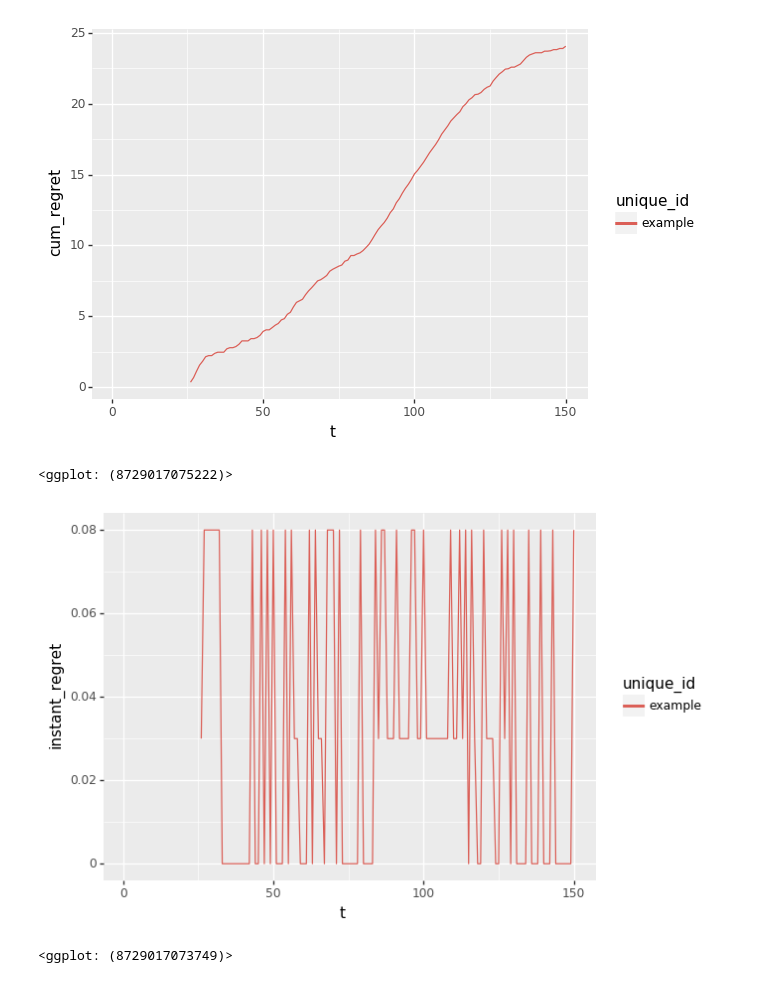
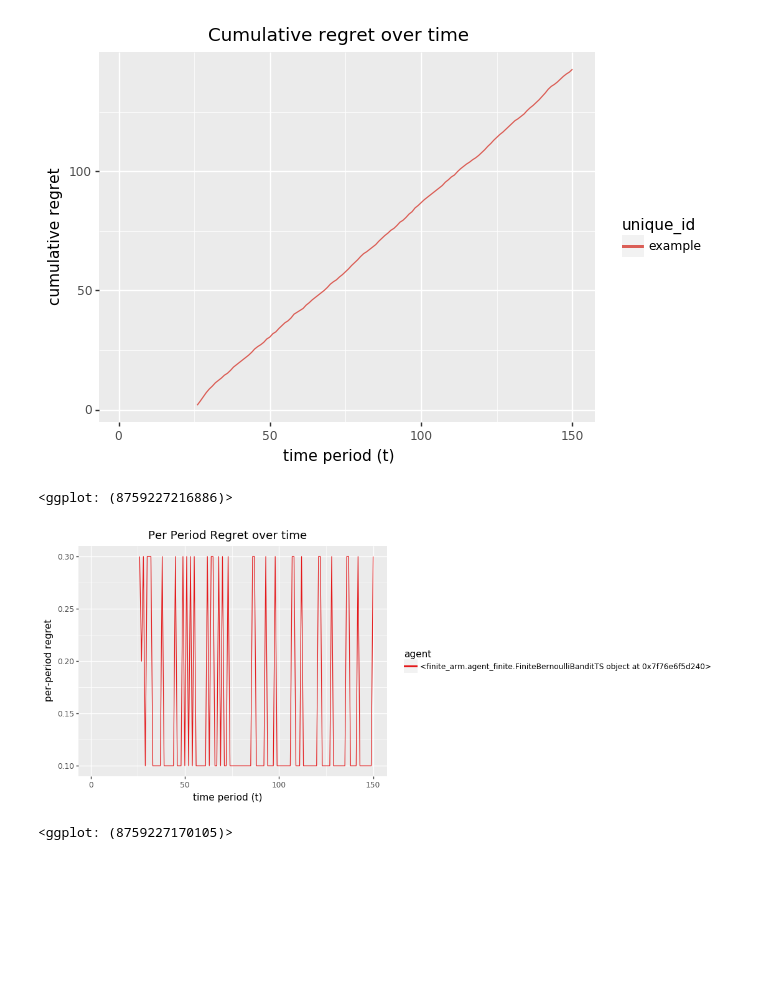
Before and after one commit to Nolski/sheriff, a Jupyter notebook: src/TS_Bandit_test.ipynb, the cells around one changed output. Cells and saved outputs as stored; diff of their text form; code cells hidden in the pictures; blank space fills up the shorter version.

```diff
--- a/src/TS_Bandit_test.ipynb
+++ b/src/TS_Bandit_test.ipynb
@@ -31,7 +31,7 @@ sys.path.append(os.getcwd())
 ##############################################################################
 # Running a single experiment
 
-probs = [0.1, 0.15, 0.18, 0.05]
+probs = [0.1, 0.2, 0.3, 0.4]
 n_arm = len(probs)
 n_steps = 150
 seed = 0
@@ -122,16 +132,24 @@ display(experiment.results.tail(n=16))
 # %%
 p = (gg.ggplot(experiment.results)
      + gg.aes(x='t', y='cum_regret', colour='unique_id')
+     + gg.labels.ggtitle('Cumulative regret over time')
+     + gg.xlab('time period (t)')
+     + gg.ylab('cumulative regret')
      + gg.geom_line())
 print(p)
 # %% [output]
-[figure, old version]
+[figure, new version]
-<ggplot: (8729017075222)>
+<ggplot: (8759227216886)>
 # %%
 p = (gg.ggplot(experiment.results)
-     + gg.aes(x='t', y='instant_regret', colour='unique_id')
-     + gg.geom_line())
+       + gg.aes('t', 'instant_regret', colour='agent')
+       + gg.labels.ggtitle('Per Period Regret over time')
+       + gg.xlab('time period (t)')
+       + gg.ylab('per-period regret')
+       + gg.geom_line()
+       + gg.scale_colour_brewer(name='agent', type='qual', palette='Set1'))
+
 print(p)
 # %% [output]
-[figure, old version]
+[figure, new version]
-<ggplot: (8729017073749)>
+<ggplot: (8759227170105)>
```
Also changed, not shown: parts of 4 cells of this notebook.
